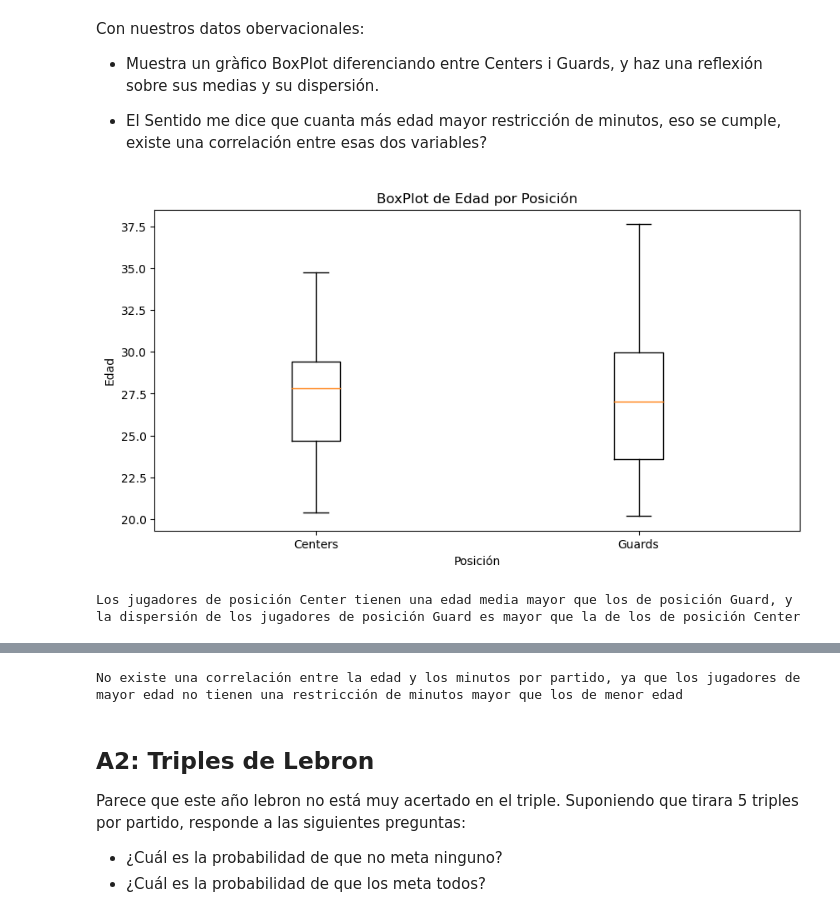
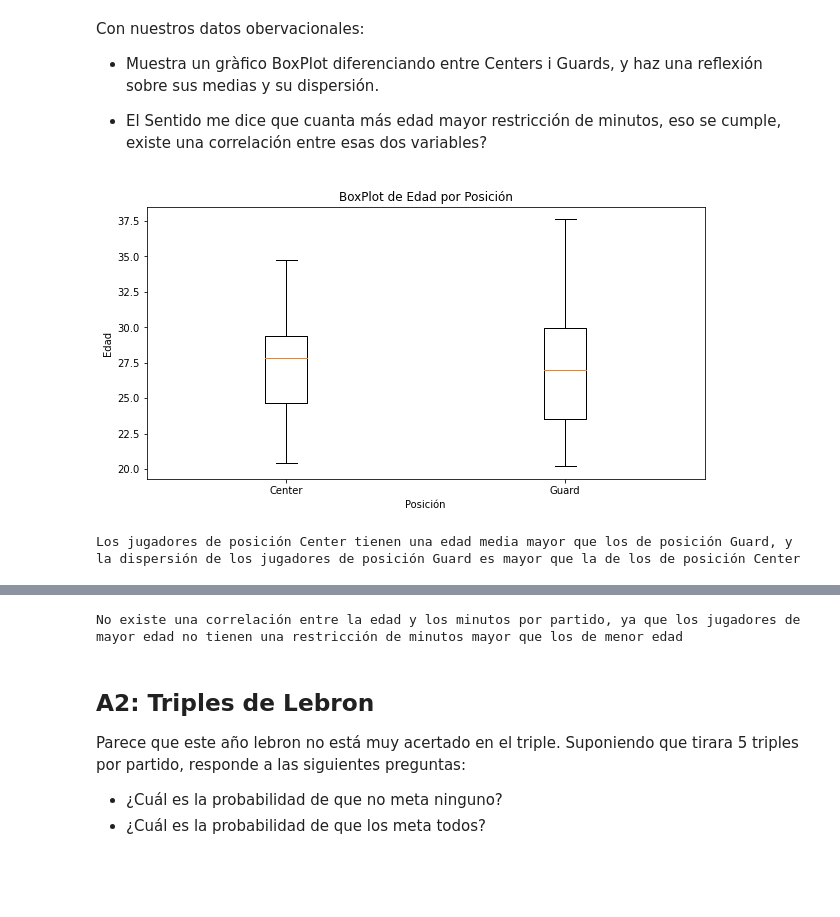
Before and after one commit to gcfp/M03, a Jupyter notebook: evaluable-PE2/PE2_DISTRIBUTIONS_NBA.ipynb, the cells around one changed output, grey strips where cells are left out. Drawn from its saved outputs; the diff is of its cells as text; code cells hidden in the pictures; blank space fills up the shorter version.

```diff
--- a/evaluable-PE2/PE2_DISTRIBUTIONS_NBA.ipynb
+++ b/evaluable-PE2/PE2_DISTRIBUTIONS_NBA.ipynb
@@ -70,24 +61,27 @@ Con nuestros datos obervacionales:
 
 * El Sentido me dice que cuanta más edad mayor restricción de minutos, eso se cumple, existe una correlación entre esas dos variables?
 # %%
-#Muestra un gràfico BoxPlot diferenciando entre Centers i Guards, y haz una reflexión sobre sus medias y su dispersión.
+import matplotlib.pyplot as plt
+
+ages_centers = titulares_filtrado[titulares_filtrado['POS'] == 'C']['AGE']
+ages_guards = titulares_filtrado[titulares_filtrado['POS'] == 'G']['AGE']
 plt.figure(figsize=(10,5))
 plt.title('BoxPlot de Edad por Posición')
 plt.xlabel('Posición')
 plt.ylabel('Edad')
-plt.boxplot([titulares_filtrado[titulares_filtrado['POS'] == 'C']['AGE'],titulares_filtrado[titulares_filtrado['POS'] == 'G']['AGE']], labels=['Centers','Guards'])
+plt.boxplot([ages_centers, ages_guards], labels=['Center', 'Guard'])
 plt.show()
 print('Los jugadores de posición Center tienen una edad media mayor que los de posición Guard, y la dispersión de los jugadores de posición Guard es mayor que la de los de posición Center')
-#El Sentido me dice que cuanta más edad mayor restricción de minutos, eso se cumple, existe una correlación entre esas dos variables?
+
 plt.figure(figsize=(10,5))
 plt.title('Gráfico de dispersión entre Edad y Minutos por partido')
 plt.xlabel('Edad')
 plt.ylabel('Minutos por partido')
 plt.scatter(titulares_filtrado['AGE'],titulares_filtrado['MPG'])
 plt.show()
 print('No existe una correlación entre la edad y los minutos por partido, ya que los jugadores de mayor edad no tienen una restricción de minutos mayor que los de menor edad')
 # %% [output]
-[figure, old version]
+[figure, new version]
 Los jugadores de posición Center tienen una edad media mayor que los de posición Guard, y la dispersión de los jugadores de posición Guard es mayor que la de los de posición Center
 [figure]
 No existe una correlación entre la edad y los minutos por partido, ya que los jugadores de mayor edad no tienen una restricción de minutos mayor que los de menor edad
```
Also changed, not shown: parts of 8 cells of this notebook.
